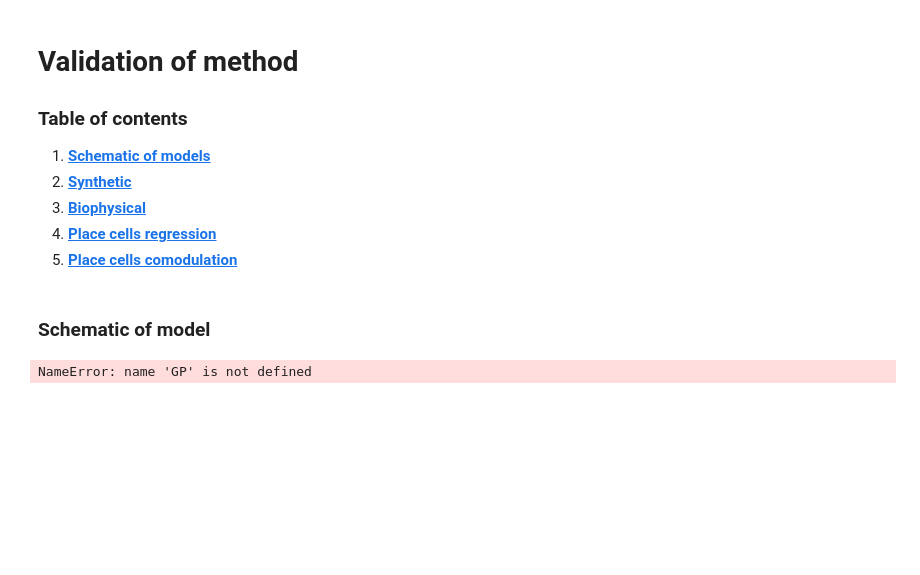
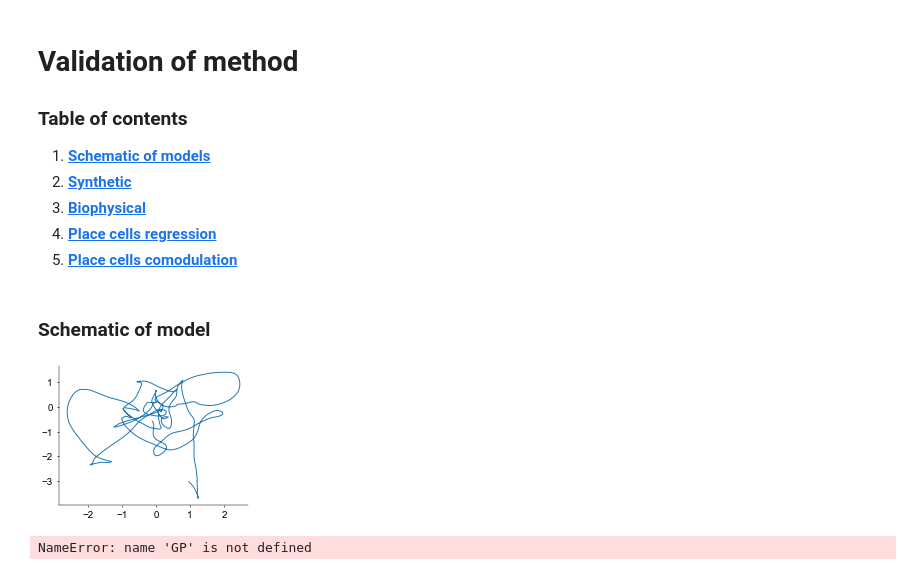
Before and after one commit to davindicode/nonparametric-nonrenewal-process, a Jupyter notebook: notebooks/plots.ipynb, the cells around one changed output. Cells and saved outputs as stored; diff of their text form; code cells hidden in the pictures; blank space fills up the shorter version.

```diff
--- a/notebooks/plots.ipynb
+++ b/notebooks/plots.ipynb
@@ -122,3 +95,39 @@ def stationary_GP_trajectories(Tl, dt, trials, tau_list, eps, kernel_func, jitte
+# %%
+# animal position
+x_dims = 2
+num_samps = 1
+prng_state = jax.random.PRNGKey(123)
+
+jitter = 1e-6
+
+
+var_x = 1.0*np.ones((x_dims))  # GP variance
+len_x = 1.0*np.ones((x_dims, 1))  # GP lengthscale
+
+kernx = lib.GP.kernels.Matern52(x_dims, variance=var_x, lengthscale=len_x)
+
+
+# site_init
+Tsteps = 4
+site_locs = np.linspace(0.0, 1., Tsteps)  # s
+site_obs = 0. * np.ones([Tsteps, x_dims, 1]) + 0*np.random.randn(Tsteps, x_dims, 1)
+site_Lcov = 0.01 * np.eye(x_dims)[None, ...].repeat(Tsteps, axis=0)
+
+state_space = lib.GP.markovian.GaussianLTI(
+    kernx, site_locs, site_obs, site_Lcov, diagonal_site=True, fixed_grid_locs=False)
+
+
+evalsteps = 1000
+t_eval = jnp.linspace(0.0, 30.0, evalsteps)
+prior_samples = state_space.sample_prior(
+    prng_state, num_samps, t_eval, jitter)
+# %%
+
+plt.plot(prior_samples[0, :, 0], prior_samples[0, :, 1])
+
+plt.show()
+# %% [output]
+[figure, added]
 # %%
 np.random.seed(7)
 
```
Also changed, not shown: parts of 1 cell of this notebook, 13 other files.
